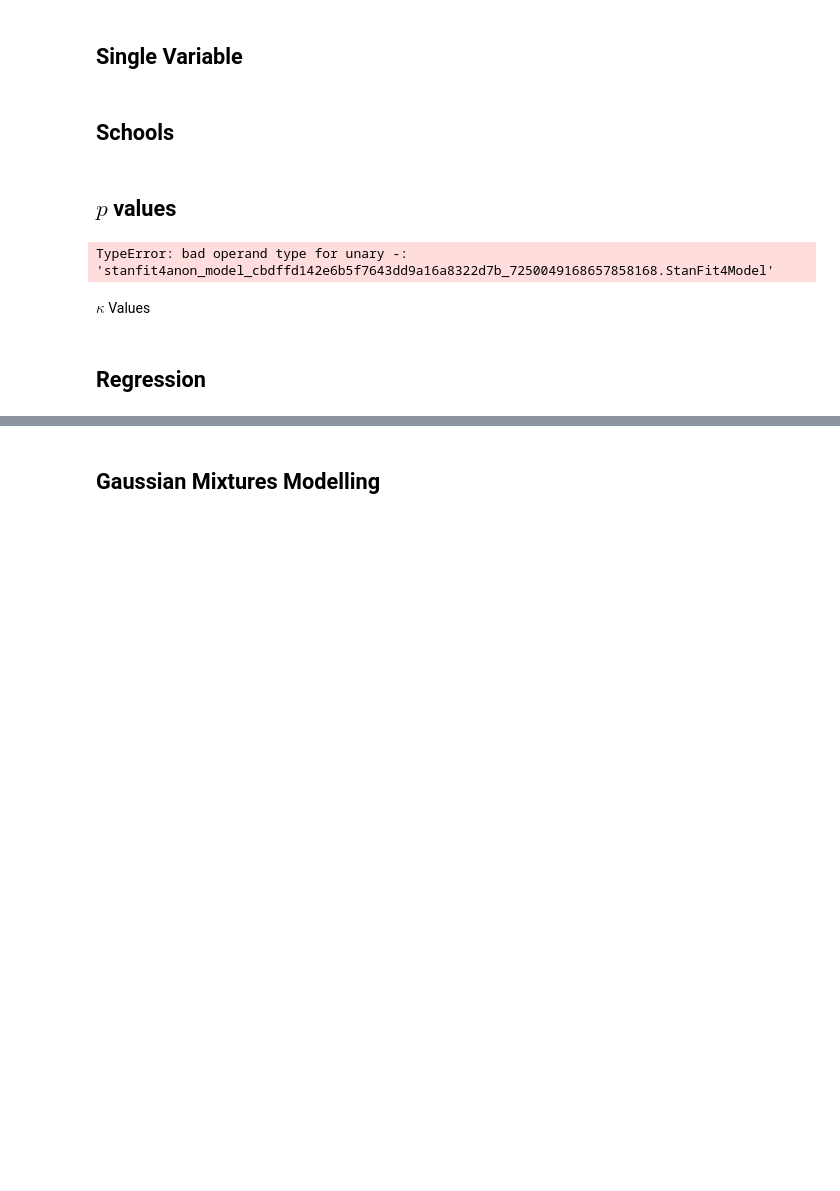
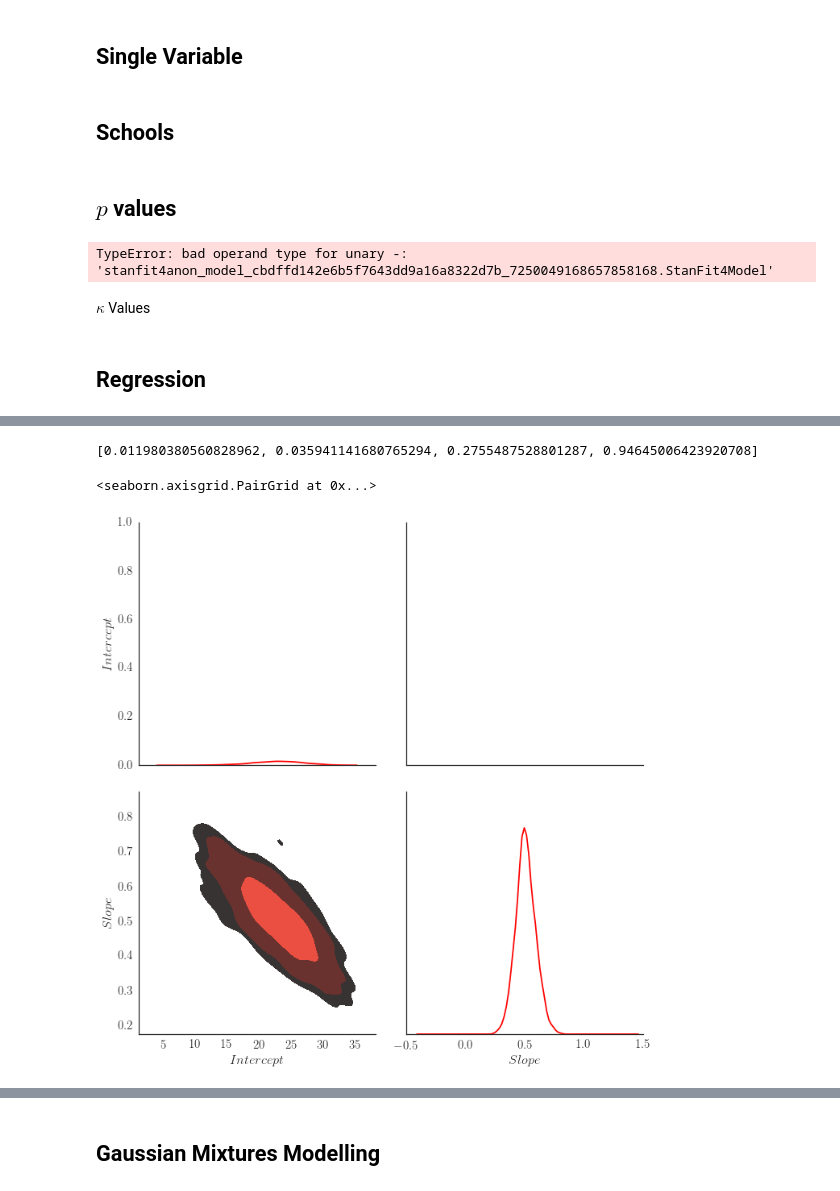
Before and after one commit to pdh21/SDAF, a Jupyter notebook: Week1/Hurley_Rooney.ipynb, the cells around one changed output, grey strips where cells are left out. Saved outputs shown, nothing was run; the diff lists cells and outputs as text; code cells hidden in the pictures; blank space fills up the shorter version.

```diff
--- a/Week1/Hurley_Rooney.ipynb
+++ b/Week1/Hurley_Rooney.ipynb
@@ -289,0 +404,52 @@ parameters = {"kappa", "xi", "psi", "alpha", "beta", "gamma", "pi"}
+# %%
+import seaborn as sns
+sns.set(color_codes=True,font_scale=1.5)
+import pandas as pd
+sns.set_style("white")
+
+
+
+s1=0
+s2=1
+import scipy
+# Make a 2d normed histogram
+H,xedges,yedges=np.histogram2d(samples[:,:,[s1]].reshape(samples.shape[0]*samples.shape[1]),samples[:,:,[s2]].reshape(samples.shape[0]*samples.shape[1]),bins=20,normed=True)
+
+norm=H.sum() # Find the norm of the sum
+# Set contour levels
+contour1=0.99
+contour2=0.95
+contour3=0.68
+
+# Set target levels as percentage of norm
+target1 = norm*contour1
+target2 = norm*contour2
+target3 = norm*contour3
+
+# Take histogram bin membership as proportional to Likelihood
+# This is true when data comes from a Markovian process
+def objective(limit, target):
+    w = np.where(H>limit)
+    count = H[w]
+    return count.sum() - target
+
+# Find levels by summing histogram to objective
+level1= scipy.optimize.bisect(objective, H.min(), H.max(), args=(target1,))
+level2= scipy.optimize.bisect(objective, H.min(), H.max(), args=(target2,))
+level3= scipy.optimize.bisect(objective, H.min(), H.max(), args=(target3,))
+
+# For nice contour shading with seaborn, define top level
+level4=H.max()
+levels=[level1,level2,level3,level4]
+
+print levels
+
+labels=[r'$Intercept$',r'$Slope$']
+df = pd.DataFrame(samples[:,:,[s1,s2]].reshape(samples.shape[0]*samples.shape[1],2),columns=labels)
+g = sns.PairGrid(df,size=5)
+g.map_diag(sns.kdeplot,c='Red')
+g.map_lower(sns.kdeplot, cmap="Reds_d",alpha=1,n_levels=levels,normed=True,shade=True,zorder=1)
+# %% [output]
+[0.011980380560828962, 0.035941141680765294, 0.2755487528801287, 0.94645006423920708]
+<seaborn.axisgrid.PairGrid at 0x...>
+[figure, added]
```
Also changed, not shown: parts of 18 cells of this notebook.
